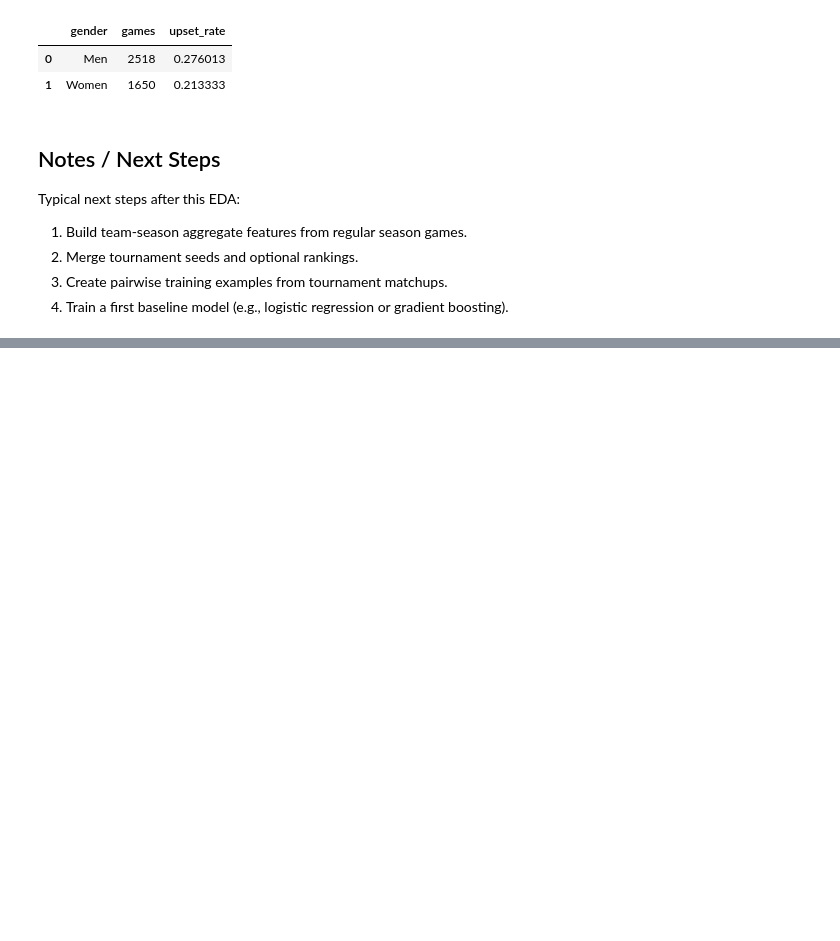
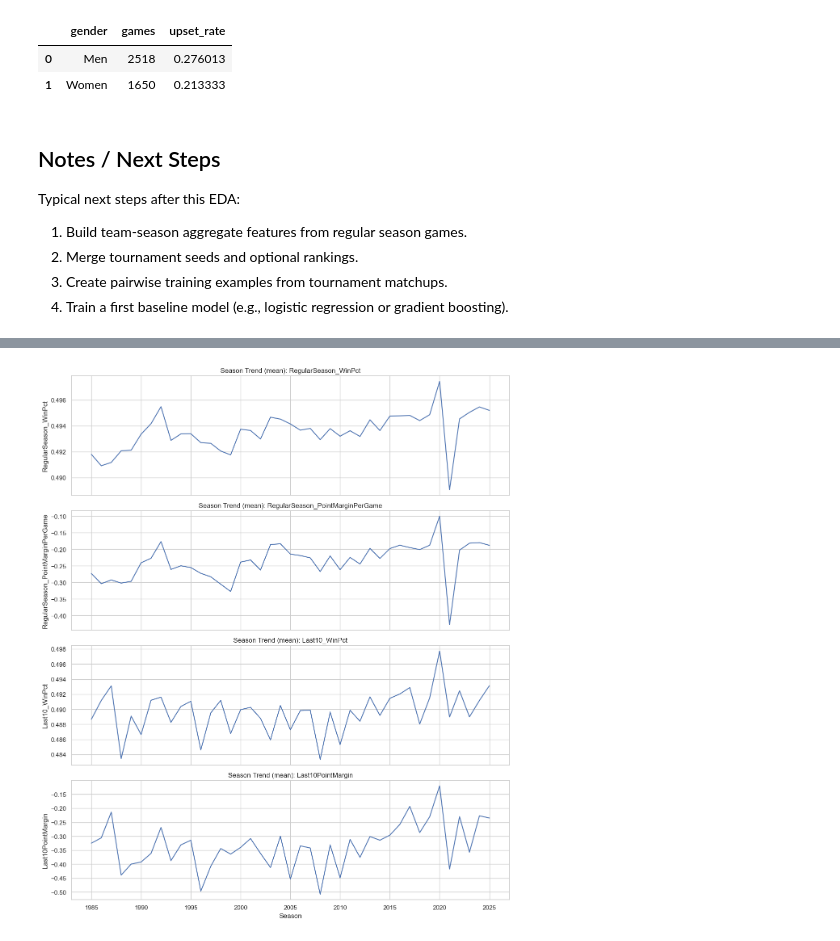
Before and after one commit to KenKbs/KaggleMarchMachineLearningMania2026, a Jupyter notebook: notebooks/01_descriptive_data_analysis.ipynb, the cells around one changed output, grey strips where cells are left out. Drawn from its saved outputs; the diff is of its cells as text; code cells hidden in the pictures; blank space fills up the shorter version.

```diff
--- a/notebooks/01_descriptive_data_analysis.ipynb
+++ b/notebooks/01_descriptive_data_analysis.ipynb
@@ -291,0 +334,15 @@ Typical next steps after this EDA:
+# %%
+season_summary = men_feat.groupby('Season')[feature_cols].mean().reset_index()
+
+fig, axes = plt.subplots(len(feature_cols), 1, figsize=(12, 3.5 * len(feature_cols)), sharex=True)
+if len(feature_cols) == 1:
+    axes = [axes]
+
+for ax, col in zip(axes, feature_cols):
+    sns.lineplot(data=season_summary, x='Season', y=col, ax=ax)
+    ax.set_title(f'Season Trend (mean): {col}')
+
+plt.tight_layout()
+plt.show()
+# %% [output]
+[figure, added]
```
Also changed, not shown: parts of 5 cells of this notebook, 4 other files.
